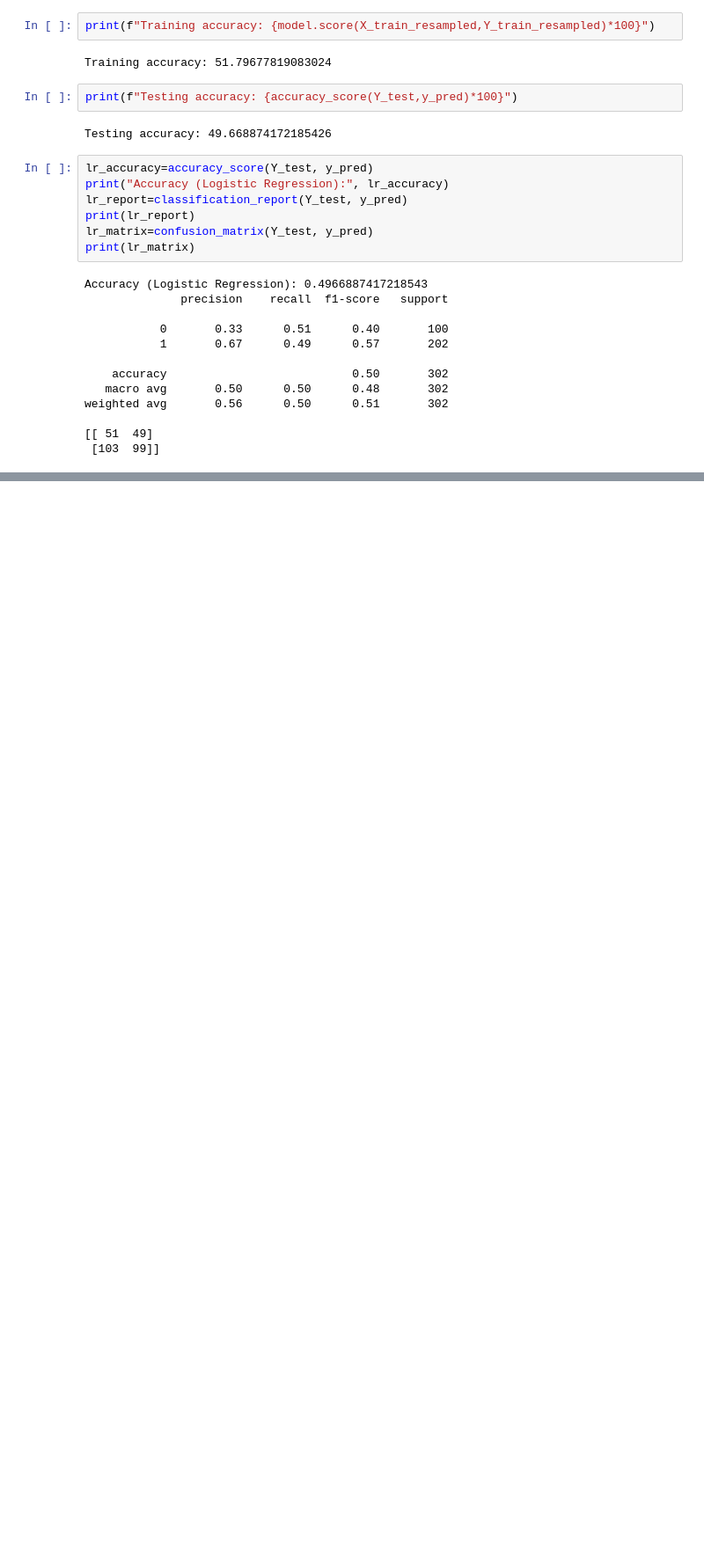
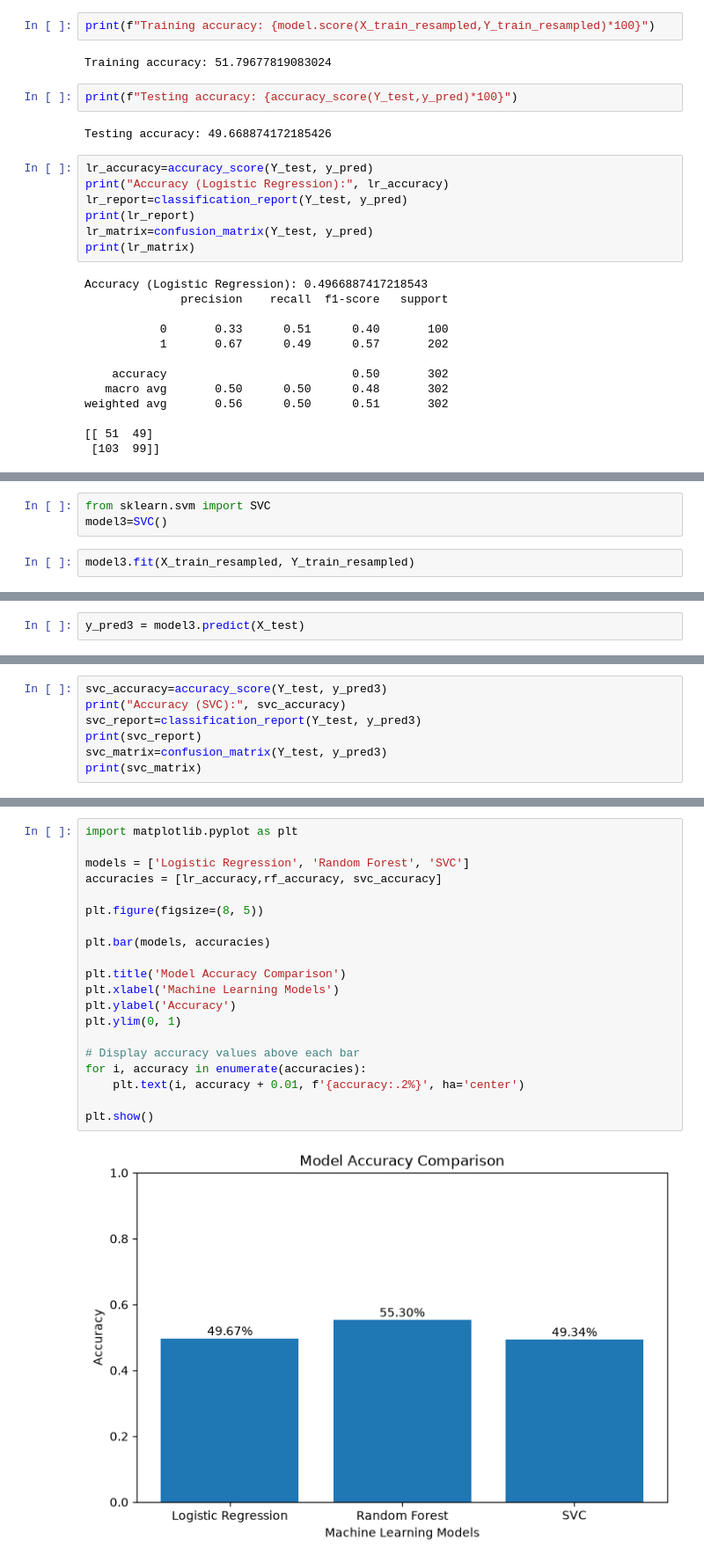
Before and after one commit to Yaseen-m0068/Cyber-Risk-Prediction, a Jupyter notebook: notebooks/modeling.ipynb, the cells around one changed output, grey strips where cells are left out. Shown at 88% size. Saved outputs shown, nothing was run; the diff lists cells and outputs as text; blank space fills up the shorter version.

Commit message:
Model comparison and selection

```diff
--- a/notebooks/modeling.ipynb
+++ b/notebooks/modeling.ipynb
@@ -99,0 +136,5 @@ weighted avg       0.56      0.50      0.51       302
+# %%
+from sklearn.svm import SVC
+model3=SVC()
+# %%
+model3.fit(X_train_resampled, Y_train_resampled)
@@ -99,0 +147,2 @@ weighted avg       0.56      0.50      0.51       302
+# %%
+y_pred3 = model3.predict(X_test)
@@ -99,0 +153,7 @@ weighted avg       0.56      0.50      0.51       302
+# %%
+svc_accuracy=accuracy_score(Y_test, y_pred3)
+print("Accuracy (SVC):", svc_accuracy)
+svc_report=classification_report(Y_test, y_pred3)
+print(svc_report)
+svc_matrix=confusion_matrix(Y_test, y_pred3)
+print(svc_matrix)
@@ -99,0 +173,22 @@ weighted avg       0.56      0.50      0.51       302
+# %%
+import matplotlib.pyplot as plt
+
+models = ['Logistic Regression', 'Random Forest', 'SVC']
+accuracies = [lr_accuracy,rf_accuracy, svc_accuracy]
+
+plt.figure(figsize=(8, 5))
+
+plt.bar(models, accuracies)
+
+plt.title('Model Accuracy Comparison')
+plt.xlabel('Machine Learning Models')
+plt.ylabel('Accuracy')
+plt.ylim(0, 1)
+
+# Display accuracy values above each bar
+for i, accuracy in enumerate(accuracies):
+    plt.text(i, accuracy + 0.01, f'{accuracy:.2%}', ha='center')
+
+plt.show()
+# %% [output]
+[figure, added]
```
Also changed, not shown: parts of 10 cells of this notebook.
